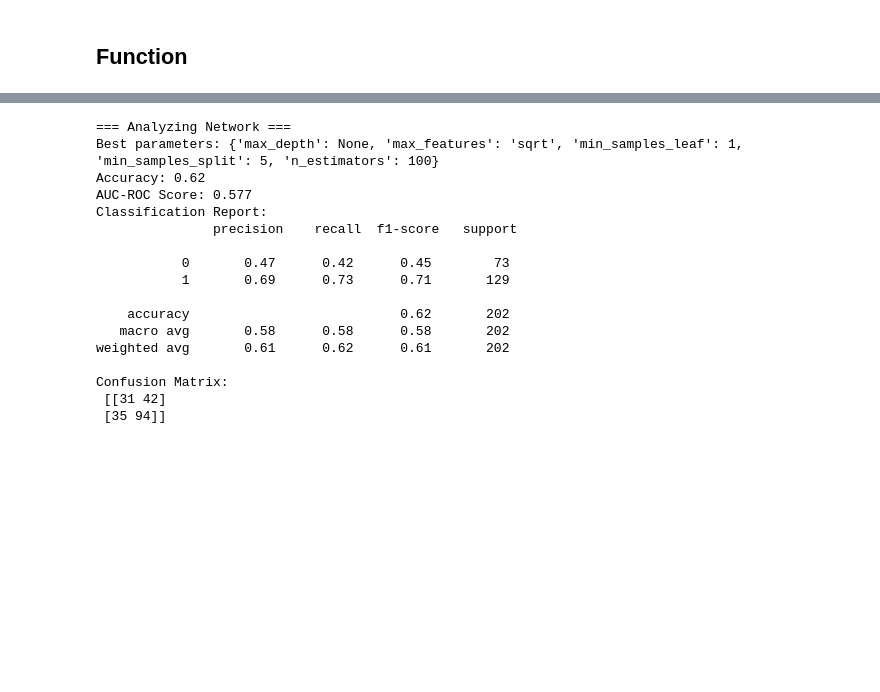
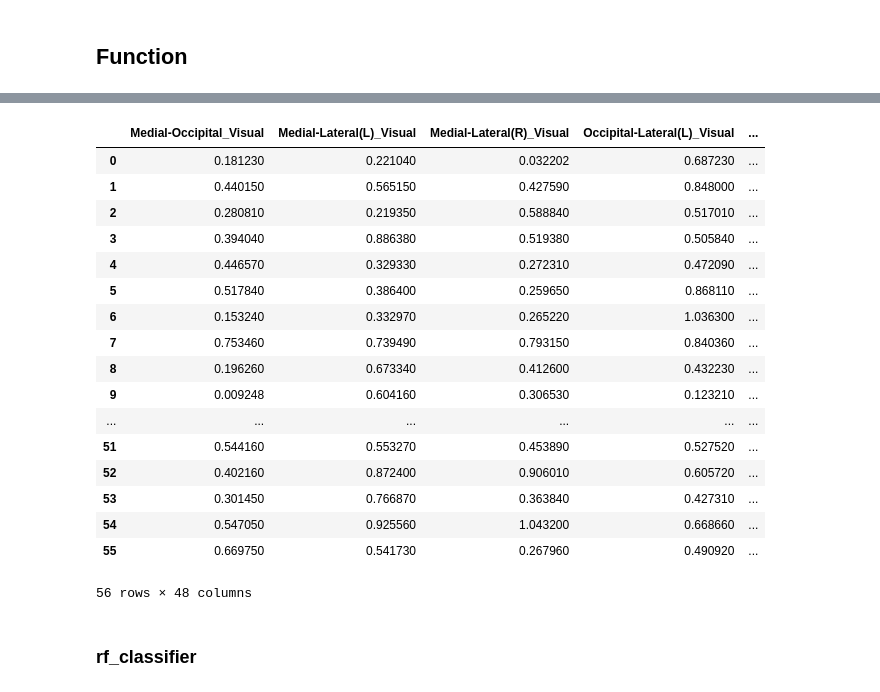
Before and after one commit to ikim318/ENGSCI700, a Jupyter notebook: results/randomForest.ipynb, the cells around one changed output, grey strips where cells are left out. Cells and saved outputs as stored; diff of their text form; code cells hidden in the pictures; blank space fills up the shorter version.

Commit message:
Modified RF. separate rest and task

```diff
--- a/results/randomForest.ipynb
+++ b/results/randomForest.ipynb
@@ -189,0 +210,18 @@ matrix_DMN.head()
+# %%
+def add_suffix_and_merge(matrices, suffixes):
+    matrices_copy = [matrix.copy() for matrix in matrices]
+    for matrix, suffix in zip(matrices_copy, suffixes):
+        matrix.columns = [col + suffix if col != 'Participant_ID' else col for col in matrix.columns]
+
+    merged_df = matrices_copy[0]
+    for matrix in matrices_copy[1:]:
+        merged_df = merged_df.merge(matrix, on='Participant_ID')
+
+    return merged_df
+# %%
+matrix_list_rest = [matrix_visual_rest, matrix_salience_rest, matrix_fp_rest, matrix_DMN_rest, matrix_DA_rest, matrix_SenMotor_rest]
+matrix_list_task = [matrix_visual_task, matrix_salience_task, matrix_fp_task, matrix_DMN_task, matrix_DA_task, matrix_SenMotor_task]
+suffix_list = ['_Visual', '_Salience', '_FP', '_DMN', '_DA', '_SenMotor']
+
+merged_rest_df = add_suffix_and_merge(matrix_list_rest, suffix_list)
+merged_task_df = add_suffix_and_merge(matrix_list_task, suffix_list)
@@ -374,23 +301,27 @@ Confusion Matrix:
-# %%
-X_combined = pd.concat([X_visual, X_salience, X_fp, X_DMN], ignore_index=True)
-y_combined = pd.concat([y_visual, y_salience, y_fp, y_dmn], ignore_index=True)
-
-run_rf(X_combined, y_combined, network_name='Network')
-# %% [output]
-=== Analyzing Network ===
-Best parameters: {'max_depth': None, 'max_features': 'sqrt', 'min_samples_leaf': 1, 'min_samples_split': 5, 'n_estimators': 100}
-Accuracy: 0.62
-AUC-ROC Score: 0.577
-Classification Report:
-               precision    recall  f1-score   support
-
-           0       0.47      0.42      0.45        73
-           1       0.69      0.73      0.71       129
-
-    accuracy                           0.62       202
-   macro avg       0.58      0.58      0.58       202
-weighted avg       0.61      0.62      0.61       202
-
-Confusion Matrix:
- [[31 42]
- [35 94]]
+# %%
+y_rest = merged_rest_df['ADHD/NT'].map({'NT': 0, 'ADHD': 1})
+y_task = merged_task_df['ADHD/NT'].map({'NT': 0, 'ADHD': 1})
+X_rest = merged_rest_df.drop(columns=['Participant_ID', 'ADHD/NT', 'Gender', 'Averaged_CC_DA', 'Averaged_CC_DMN', 'Averaged_CC_FP', 'Averaged_CC_Salience', 'Averaged_CC_SenMotor', 'Averaged_CC_Visual', 'Condition_SenMotor', 'Condition_DA', 'Condition_DMN', 'Condition_FP', 'Condition_Salience', 'Condition_Visual'])
+X_task = merged_task_df.drop(columns=['Participant_ID', 'ADHD/NT', 'Gender', 'Averaged_CC_DA', 'Averaged_CC_DMN', 'Averaged_CC_FP', 'Averaged_CC_Salience', 'Averaged_CC_SenMotor', 'Averaged_CC_Visual', 'Condition_SenMotor', 'Condition_DA', 'Condition_DMN', 'Condition_FP', 'Condition_Salience', 'Condition_Visual'])
+X_rest
+# %% [output]
+|  | Medial-Occipital_Visual | Medial-Lateral(L)_Visual | Medial-Lateral(R)_Visual | Occipital-Lateral(L)_Visual | ... |
+| 0 | 0.181230 | 0.221040 | 0.032202 | 0.687230 | ... |
+| 1 | 0.440150 | 0.565150 | 0.427590 | 0.848000 | ... |
+| 2 | 0.280810 | 0.219350 | 0.588840 | 0.517010 | ... |
+| 3 | 0.394040 | 0.886380 | 0.519380 | 0.505840 | ... |
+| 4 | 0.446570 | 0.329330 | 0.272310 | 0.472090 | ... |
+| 5 | 0.517840 | 0.386400 | 0.259650 | 0.868110 | ... |
+| 6 | 0.153240 | 0.332970 | 0.265220 | 1.036300 | ... |
+| 7 | 0.753460 | 0.739490 | 0.793150 | 0.840360 | ... |
+| 8 | 0.196260 | 0.673340 | 0.412600 | 0.432230 | ... |
+| 9 | 0.009248 | 0.604160 | 0.306530 | 0.123210 | ... |
+| ... | ... | ... | ... | ... | ... |
+| 51 | 0.544160 | 0.553270 | 0.453890 | 0.527520 | ... |
+| 52 | 0.402160 | 0.872400 | 0.906010 | 0.605720 | ... |
+| 53 | 0.301450 | 0.766870 | 0.363840 | 0.427310 | ... |
+| 54 | 0.547050 | 0.925560 | 1.043200 | 0.668660 | ... |
+| 55 | 0.669750 | 0.541730 | 0.267960 | 0.490920 | ... |
+56 rows × 48 columns
+# %% [markdown]
+### rf_classifier
```
Also changed, not shown: parts of 22 cells of this notebook, 9 other files.
